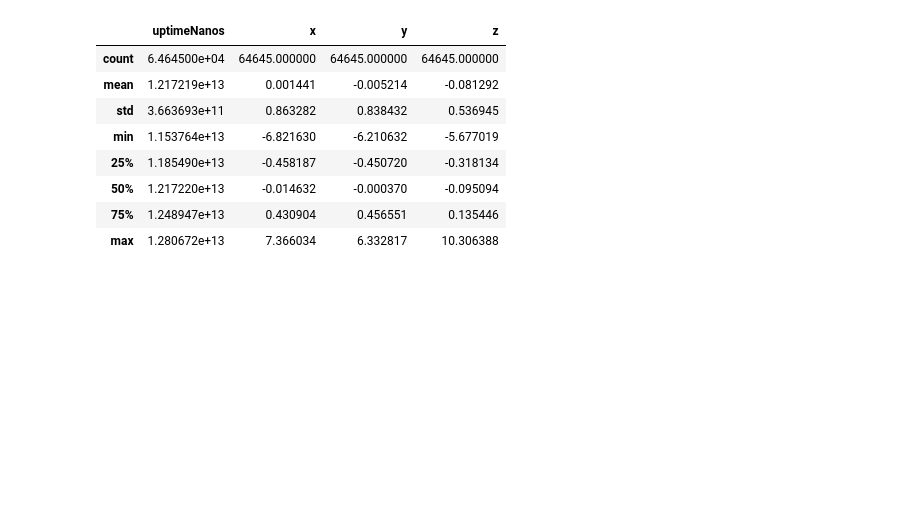
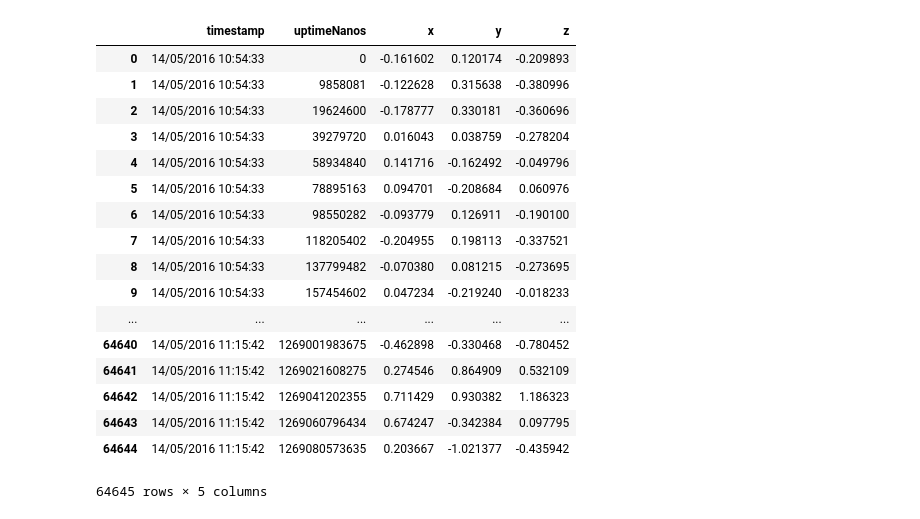
Before and after one commit to umi001/driverBehaviorDataset, a Jupyter notebook: data/16/Untitled.ipynb, the cells around one changed output. Saved outputs shown, nothing was run; the diff lists cells and outputs as text; code cells hidden in the pictures; blank space fills up the shorter version.

Commit message:
Framed one set of x data

```diff
--- a/data/16/Untitled.ipynb
+++ b/data/16/Untitled.ipynb
@@ -26,16 +28,30 @@ Name: uptimeNanos, Length: 64645, dtype: int64
 # %%
-time=raw_data['uptimeNanos']-raw_data['uptimeNanos'][0]   #Setting the reference time for the observation with respect to the first received observation..
-time
+#Modifying the dataframe to set the time relative to the start of the experiment
+raw_data['uptimeNanos']=raw_data['uptimeNanos']-raw_data['uptimeNanos'][0]   #Setting the reference time for the observation with respect to the first received observation..
+raw_data
+#tm=pd.DataFrame(time,columns='time')
+#frames=[raw_data,time]
+#raw_data=pd.concat(frames)
+#tm
 # %% [output]
-|  | uptimeNanos | x | y | z |
-| count | 6.464500e+04 | 64645.000000 | 64645.000000 | 64645.000000 |
-| mean | 1.217219e+13 | 0.001441 | -0.005214 | -0.081292 |
-| std | 3.663693e+11 | 0.863282 | 0.838432 | 0.536945 |
-| min | 1.153764e+13 | -6.821630 | -6.210632 | -5.677019 |
-| 25% | 1.185490e+13 | -0.458187 | -0.450720 | -0.318134 |
-| 50% | 1.217220e+13 | -0.014632 | -0.000370 | -0.095094 |
-| 75% | 1.248947e+13 | 0.430904 | 0.456551 | 0.135446 |
-| max | 1.280672e+13 | 7.366034 | 6.332817 | 10.306388 |
+|  | timestamp | uptimeNanos | x | y | z |
+| 0 | 14/05/2016 10:54:33 | 0 | -0.161602 | 0.120174 | -0.209893 |
+| 1 | 14/05/2016 10:54:33 | 9858081 | -0.122628 | 0.315638 | -0.380996 |
+| 2 | 14/05/2016 10:54:33 | 19624600 | -0.178777 | 0.330181 | -0.360696 |
+| 3 | 14/05/2016 10:54:33 | 39279720 | 0.016043 | 0.038759 | -0.278204 |
+| 4 | 14/05/2016 10:54:33 | 58934840 | 0.141716 | -0.162492 | -0.049796 |
+| 5 | 14/05/2016 10:54:33 | 78895163 | 0.094701 | -0.208684 | 0.060976 |
+| 6 | 14/05/2016 10:54:33 | 98550282 | -0.093779 | 0.126911 | -0.190100 |
+| 7 | 14/05/2016 10:54:33 | 118205402 | -0.204955 | 0.198113 | -0.337521 |
+| 8 | 14/05/2016 10:54:33 | 137799482 | -0.070380 | 0.081215 | -0.273695 |
+| 9 | 14/05/2016 10:54:33 | 157454602 | 0.047234 | -0.219240 | -0.018233 |
+| ... | ... | ... | ... | ... | ... |
+| 64640 | 14/05/2016 11:15:42 | 1269001983675 | -0.462898 | -0.330468 | -0.780452 |
+| 64641 | 14/05/2016 11:15:42 | 1269021608275 | 0.274546 | 0.864909 | 0.532109 |
+| 64642 | 14/05/2016 11:15:42 | 1269041202355 | 0.711429 | 0.930382 | 1.186323 |
+| 64643 | 14/05/2016 11:15:42 | 1269060796434 | 0.674247 | -0.342384 | 0.097795 |
+| 64644 | 14/05/2016 11:15:42 | 1269080573635 | 0.203667 | -1.021377 | -0.435942 |
+64645 rows × 5 columns
 # %%
 #Working on the groundTruth dataset
 ground_truth=pd.read_csv("groundTruth.csv",sep=",") #reading the ground truth csv file
```
Also changed, not shown: parts of 11 cells of this notebook.
